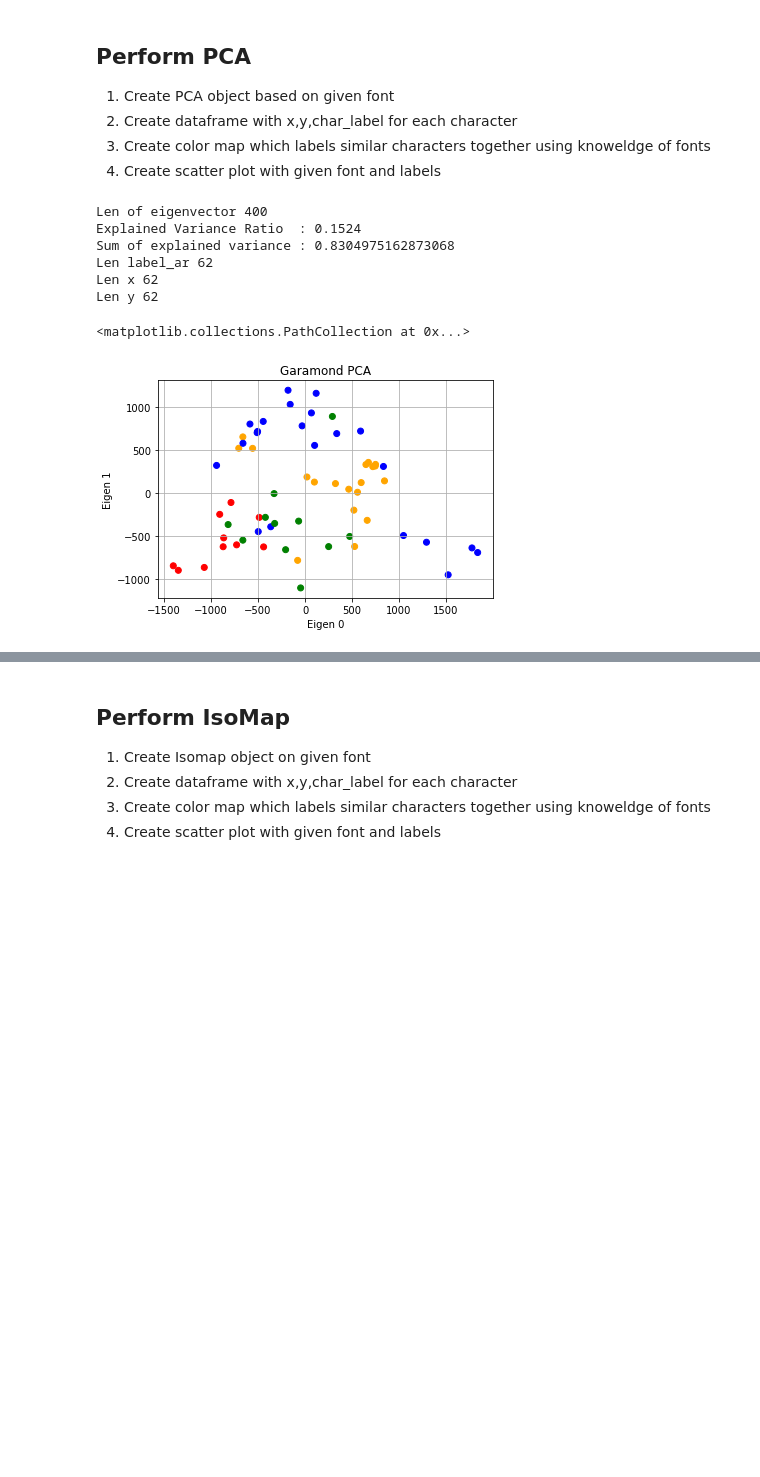
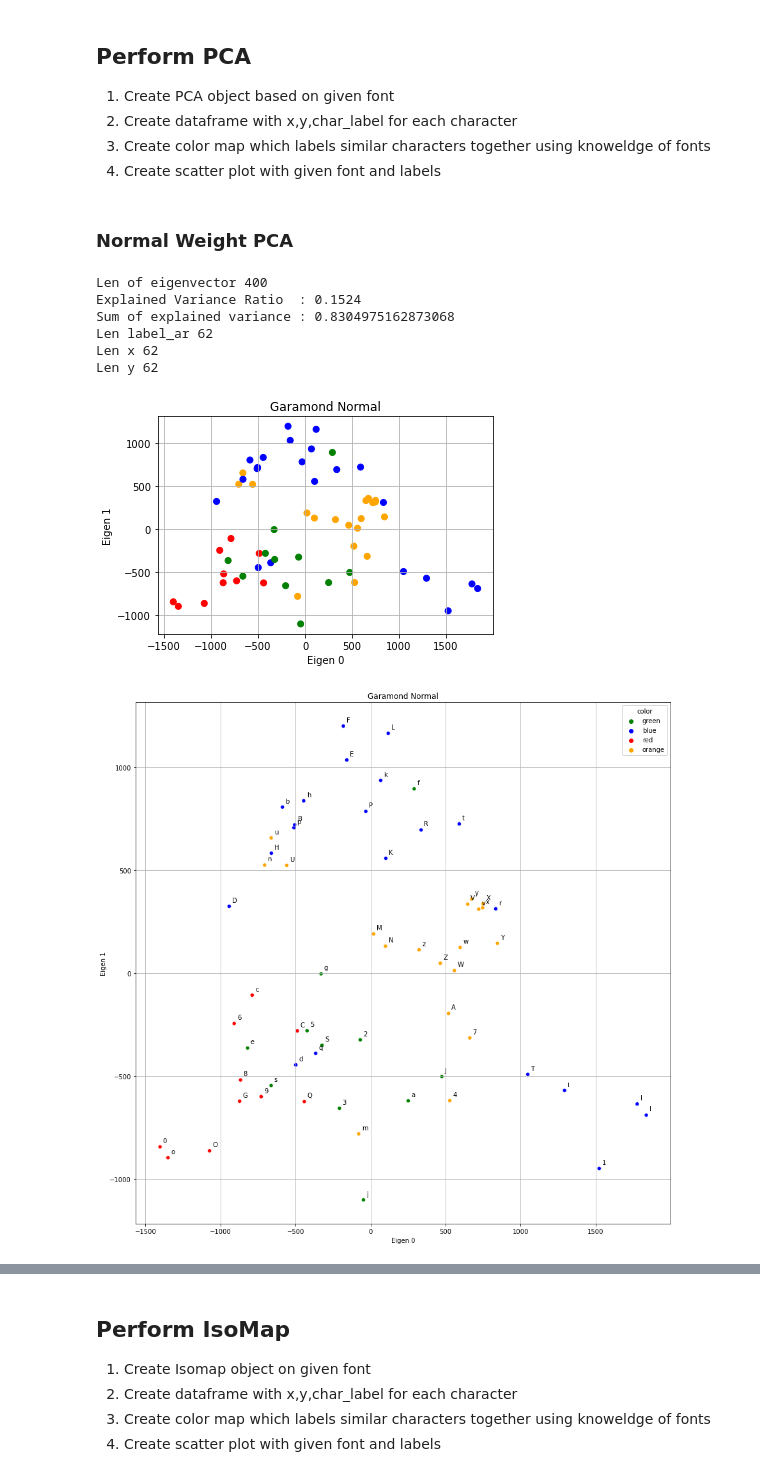
Before and after one commit to digital-tenebrist/udel-math-637, a Jupyter notebook: project-1/dim_reduction.ipynb, the cells around one changed output, grey strips where cells are left out. Drawn from its saved outputs; the diff is of its cells as text; code cells hidden in the pictures; blank space fills up the shorter version.

```diff
--- a/project-1/dim_reduction.ipynb
+++ b/project-1/dim_reduction.ipynb
@@ -68,56 +273,23 @@ font_1_df = pd.DataFrame(data=font_1_lol)
+# %%
+uln = ULN.UpperLowerNumerals.get_ascii_codes()
+norm_df = pd.DataFrame(data=[font_df.loc[font_df.m_label == x].iloc[0] for x in uln])
+bold_df = pd.DataFrame(data=[font_df.loc[font_df.m_label == x].iloc[1] for x in uln])
 # %% [markdown]
 ## Perform PCA
 1. Create PCA object based on given font
 1. Create dataframe with x,y,char_label for each character
 1. Create color map which labels similar characters together using knoweldge of fonts
 1. Create scatter plot with given font and labels
-# %%
-np.set_printoptions(precision=4,floatmode='fixed')
-
-label_ar = [chr(x) for x in font_0_df.m_label]
-
-df=font_0_df.drop(columns=['m_label'])
-df=df-df.mean(axis=0)
-
-pca = PCA(n_components=20)
-pca.fit(df)
-
-print(f'Len of eigenvector {len(pca.components_[0])}')
-#print(f'First eigenvector')
-#print(f'{pca.components_[0]}')
-
-#print(f'First eigenvalue          : {pca.singular_values_[0]:0.4f}')
-print(f'Explained Variance Ratio  : {pca.explained_variance_ratio_[0]:0.4f}')
-print(f'Sum of explained variance : {sum(pca.explained_variance_ratio_)}')
-
-np.set_printoptions()
-
-x=df.dot(pca.components_[0])
-y=df.dot(pca.components_[1])
-
-print(f'Len label_ar {len(label_ar)}')
-print(f'Len x {len(x)}')
-print(f'Len y {len(y)}')
-
-plot_df = pd.DataFrame([np.array(label_ar).transpose(), x.transpose(), y.transpose()]).transpose()
-plot_df.columns=['m_label', 'x', 'y']
-
-char_class = CHAR_CLASS.CharClass()
-color_dict = char_class.get_color_map()
-plot_df['color'] = plot_df['m_label'].apply(lambda x: color_dict[x])
-
-plt.title("Garamond PCA")
-plt.xlabel("Eigen 0")
-plt.ylabel("Eigen 1")
-plt.grid()
-
-plt.scatter(plot_df.x,plot_df.y, c=plot_df.color)
-# %% [output]
-Len of eigenvector 400
-Explained Variance Ratio  : 0.1524
-Sum of explained variance : 0.8304975162873068
-Len label_ar 62
-Len x 62
-Len y 62
-<matplotlib.collections.PathCollection at 0x...>
-[figure, removed]
+# %% [markdown]
+### Normal Weight PCA
+# %%
+plot_pca(norm_df,'Garamond Normal')
+# %% [output]
+Len of eigenvector 400
+Explained Variance Ratio  : 0.1524
+Sum of explained variance : 0.8304975162873068
+Len label_ar 62
+Len x 62
+Len y 62
+[figure, added]
+[figure, added]
```
Also changed, not shown: parts of 26 cells of this notebook.
